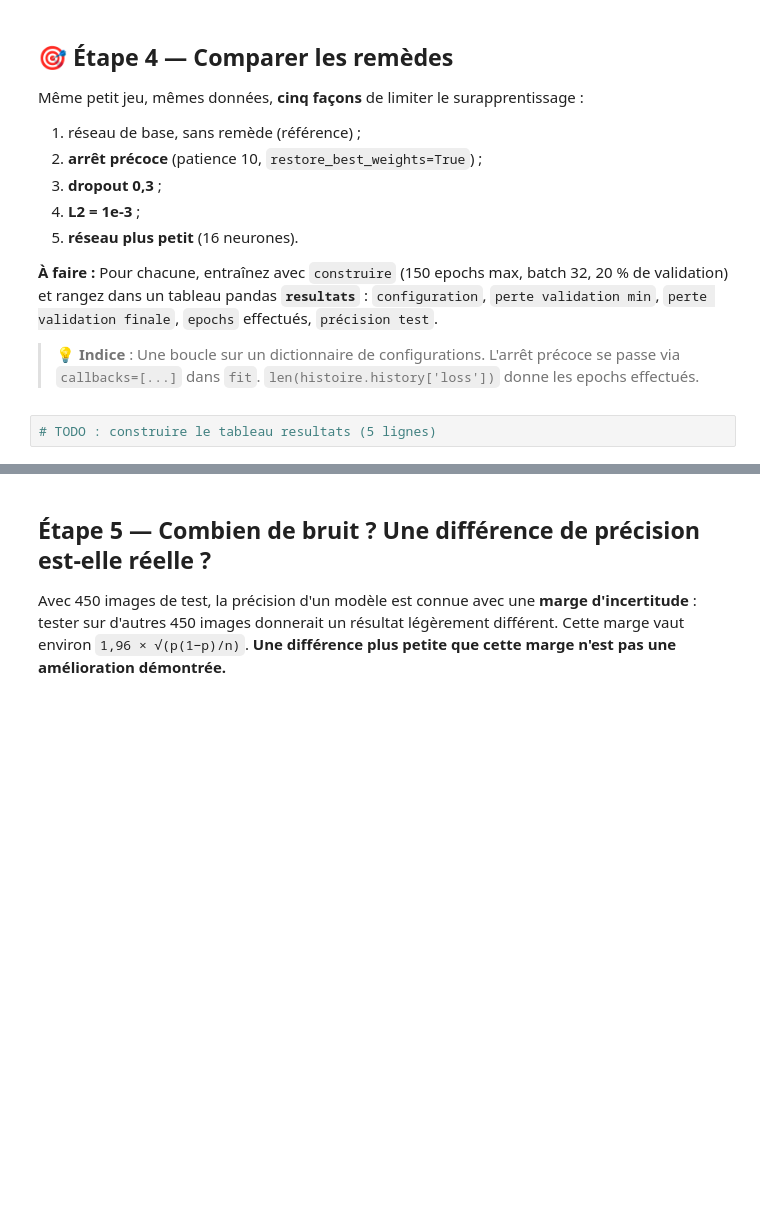
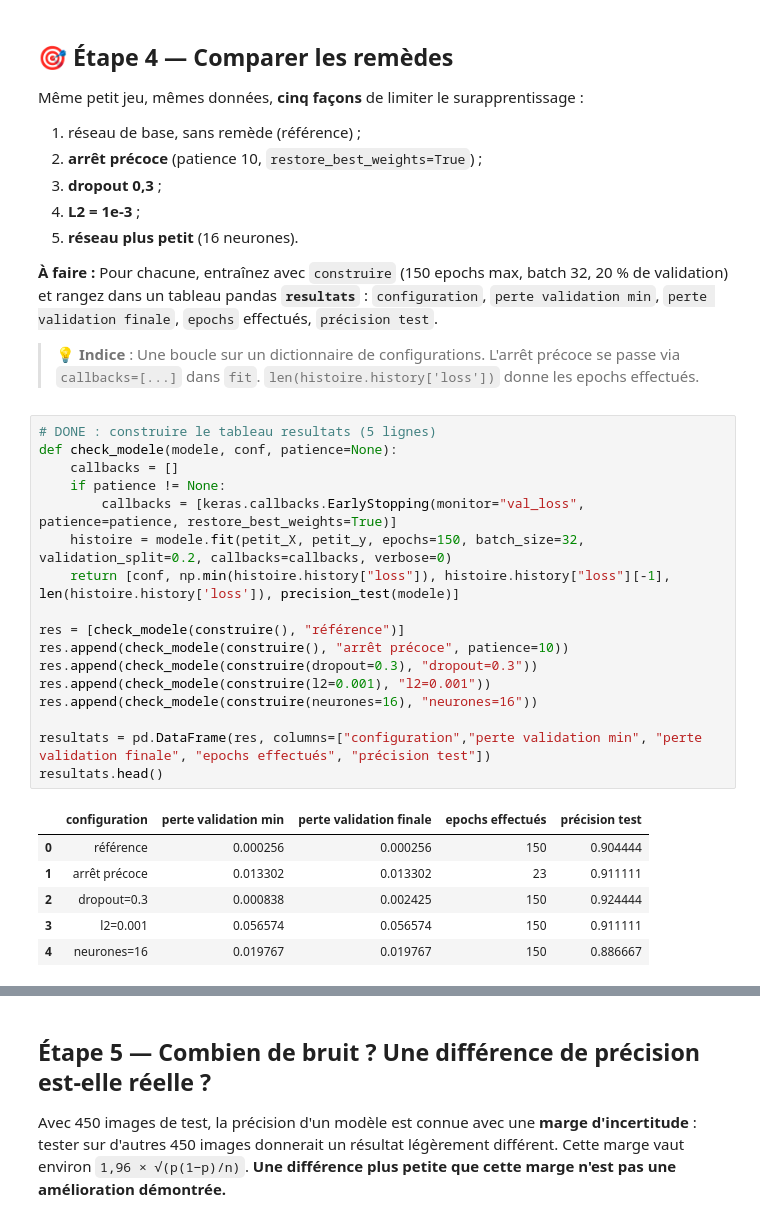
Before and after one commit to FredericPerret/Exercices, a Jupyter notebook: TexteEtReseau/tp5_regularisation.ipynb, the cells around one changed output, grey strips where cells are left out. Cells and saved outputs as stored; diff of their text form; blank space fills up the shorter version.

```diff
--- a/TexteEtReseau/tp5_regularisation.ipynb
+++ b/TexteEtReseau/tp5_regularisation.ipynb
@@ -101,7 +124,29 @@ Même petit jeu, mêmes données, **cinq façons** de limiter le surapprentissag
 
 > 💡 **Indice** : Une boucle sur un dictionnaire de configurations. L'arrêt précoce se passe via `callbacks=[...]` dans `fit`. `len(histoire.history['loss'])` donne les epochs effectués.
 # %%
-# TODO : construire le tableau resultats (5 lignes)
+# DONE : construire le tableau resultats (5 lignes)
+def check_modele(modele, conf, patience=None):
+    callbacks = []
+    if patience != None:
+        callbacks = [keras.callbacks.EarlyStopping(monitor="val_loss", patience=patience, restore_best_weights=True)]
+    histoire = modele.fit(petit_X, petit_y, epochs=150, batch_size=32, validation_split=0.2, callbacks=callbacks, verbose=0)
+    return [conf, np.min(histoire.history["loss"]), histoire.history["loss"][-1], len(histoire.history['loss']), precision_test(modele)]
+
+res = [check_modele(construire(), "référence")]
+res.append(check_modele(construire(), "arrêt précoce", patience=10))
+res.append(check_modele(construire(dropout=0.3), "dropout=0.3"))
+res.append(check_modele(construire(l2=0.001), "l2=0.001"))
+res.append(check_modele(construire(neurones=16), "neurones=16"))
+
+resultats = pd.DataFrame(res, columns=["configuration","perte validation min", "perte validation finale", "epochs effectués", "précision test"])
+resultats.head()
+# %% [output]
+|  | configuration | perte validation min | perte validation finale | epochs effectués | précision test |
+| 0 | référence | 0.000256 | 0.000256 | 150 | 0.904444 |
+| 1 | arrêt précoce | 0.013302 | 0.013302 | 23 | 0.911111 |
+| 2 | dropout=0.3 | 0.000838 | 0.002425 | 150 | 0.924444 |
+| 3 | l2=0.001 | 0.056574 | 0.056574 | 150 | 0.911111 |
+| 4 | neurones=16 | 0.019767 | 0.019767 | 150 | 0.886667 |
 # %%
 # ✅ Contrôle (ne pas modifier)
 controle(len(resultats) == 5 and (resultats['précision test'] > 0.8).all(), 'Tableau de 5 configurations', 'Attendu 5 lignes avec des précisions de test > 0.8')
```
Also changed, not shown: parts of 26 cells of this notebook, 1 other file.
